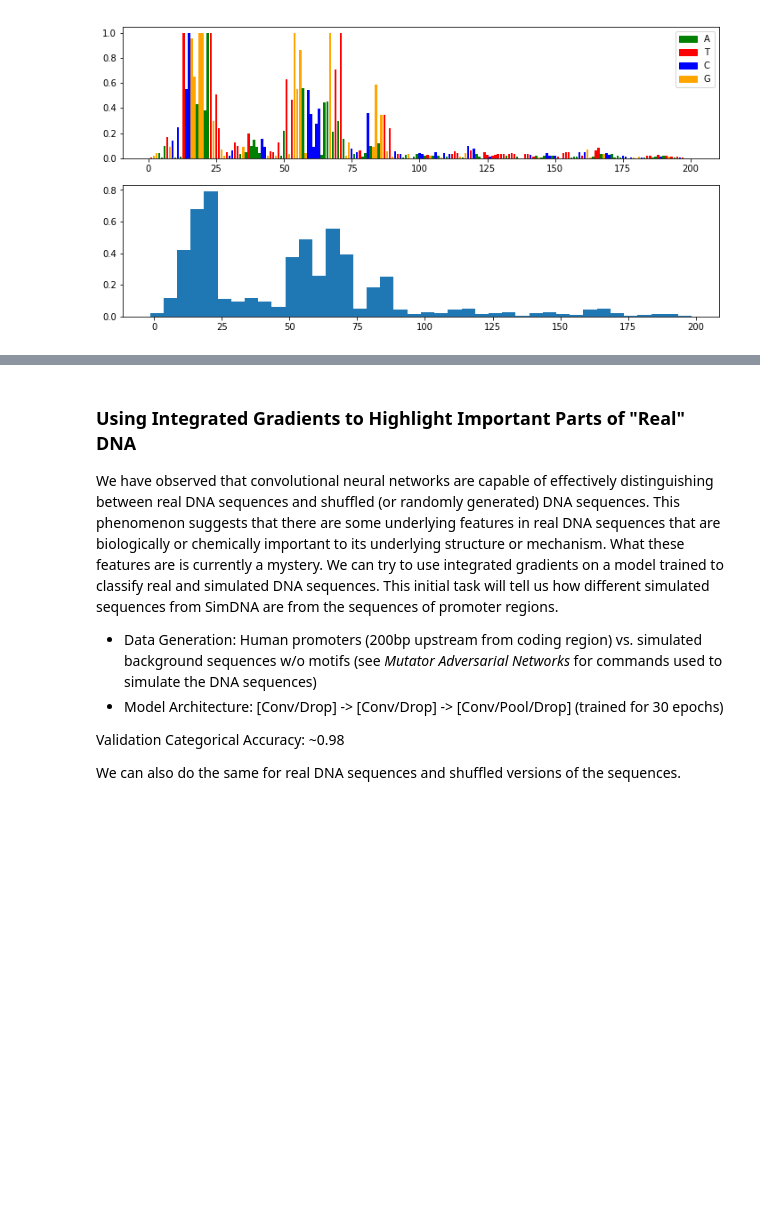
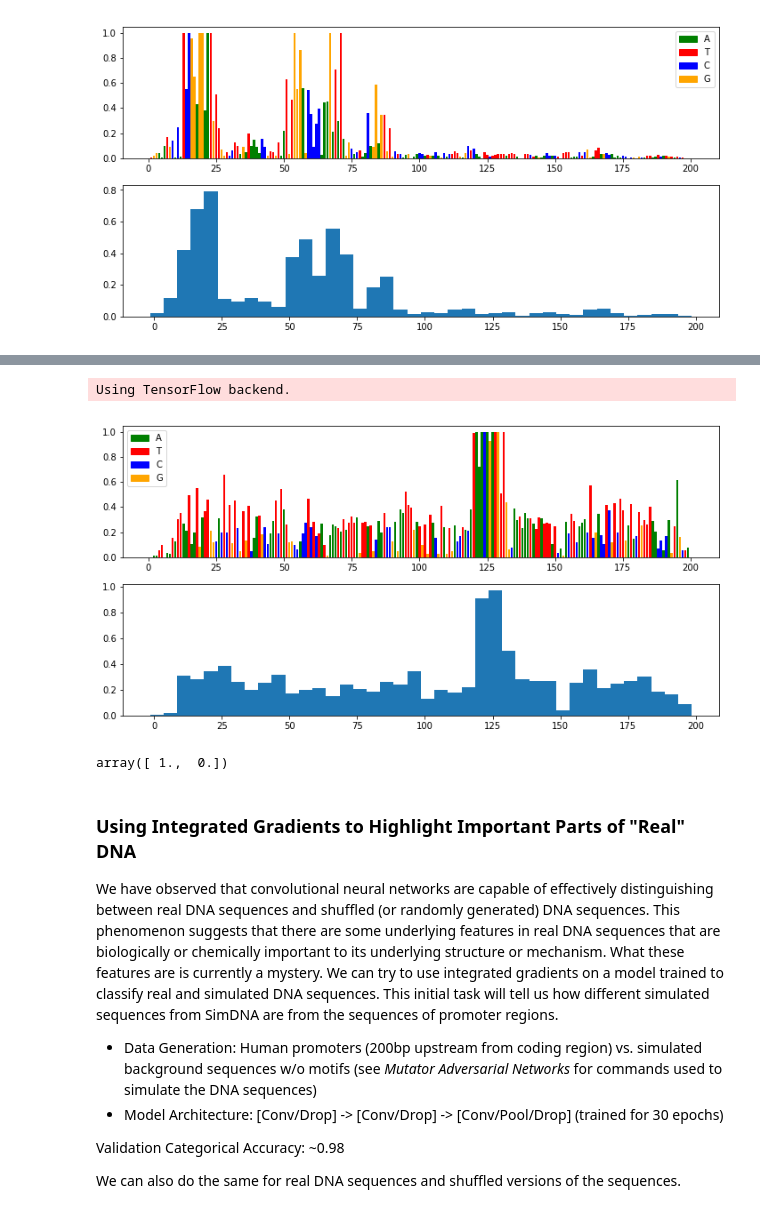
Before and after one commit to stella-gao/DeepLearning-DNA, a Jupyter notebook: Models and Methods Implementations.ipynb, the cells around one changed output, grey strips where cells are left out. Drawn from its saved outputs; the diff is of its cells as text; code cells hidden in the pictures; blank space fills up the shorter version.

```diff
--- a/Models and Methods Implementations.ipynb
+++ b/Models and Methods Implementations.ipynb
@@ -113,3 +117,47 @@ f.close()
+# %%
+execfile('analysis.py')
+
+model_name = 'TAL1degen_background_simDNAmodel'
+model_dir = 'results/TAL1degen_background/'
+
+# restore graph
+sess = tf.Session()
+saver = tf.train.import_meta_graph(model_dir + model_name + '.meta')
+saver.restore(sess,'./' + model_dir + model_name)
+
+graph = tf.get_default_graph()
+
+# identify relevant placeholders and operations
+dna = graph.get_tensor_by_name("dna:0")
+labels = graph.get_tensor_by_name("label:0")
+dropout1 = graph.get_tensor_by_name("dropout_1/keras_learning_phase:0")
+rep = graph.get_tensor_by_name('representation/Relu:0')
+preds = graph.get_tensor_by_name('dense_1/Softmax:0')
+# %% [output]
+Using TensorFlow backend.
+# %%
+%matplotlib inline
+
+testdata_file = 'data/simulated_dna/TAL1degen_background/validation.h5'
+f = h5py.File(testdata_file,'r')
+
+# get example with TAL1 motif (CTGAACAGATGGTCGG)
+dnaseq = f['dnaseq'][4]
+lab = f['labels'][4]
+
+feed_dict = {dna: dnaseq, labels: lab, dropout1: 0}
+
+grads_attrs = integrated_gradients(sess,graph,dnaseq)
+scaled_dna = scaleAttr_dnaseq(dnaseq,grads_attrs,ptile=99)
+plotAttr_dnaseq(scaled_dna)
+
+f.close()
+# %% [output]
+[figure, added]
+# %%
+lab
+# %% [output]
+array([ 1.,  0.])
 # %% [markdown]
 ### Using Integrated Gradients to Highlight Important Parts of "Real" DNA
 
```
Also changed, not shown: parts of 21 cells of this notebook, 16 other files.
